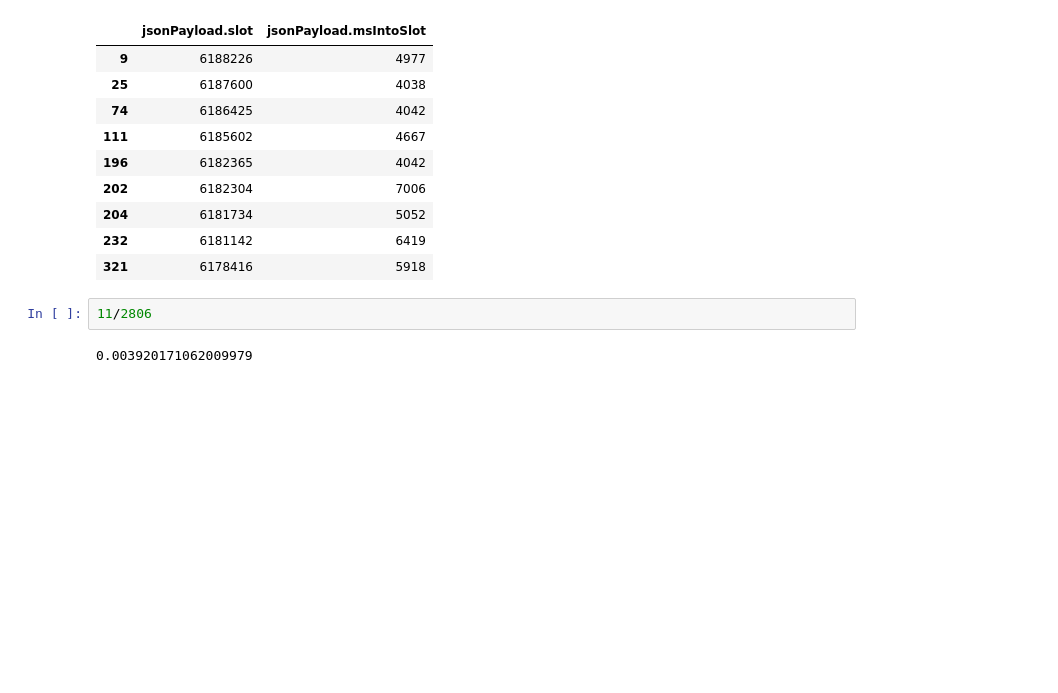
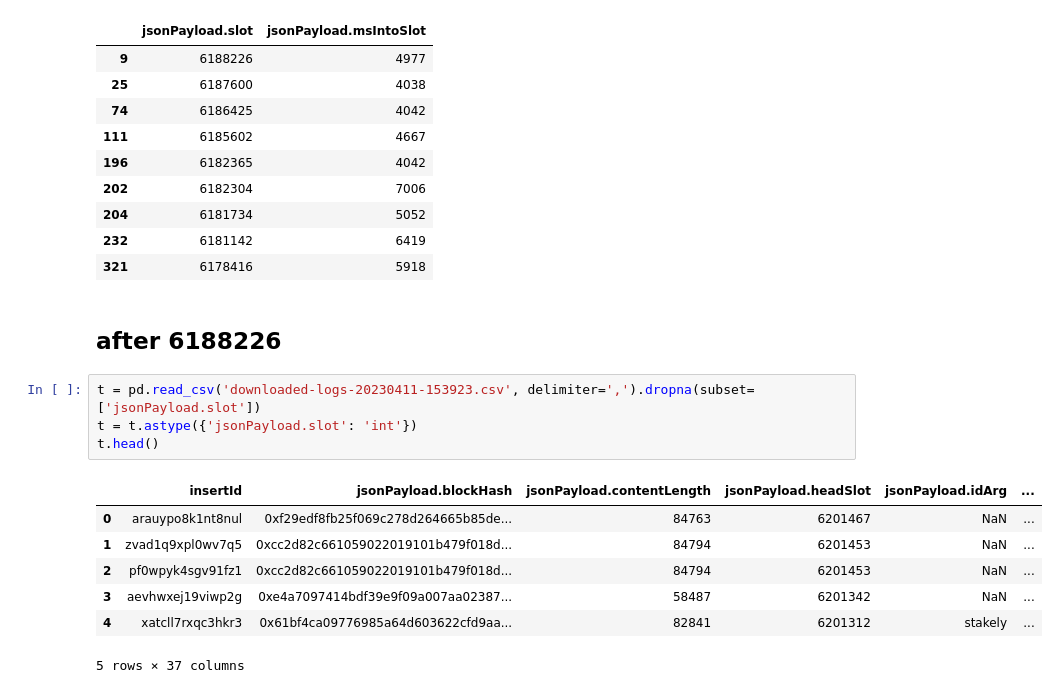
Before and after one commit to michaelneuder/relay-data, a Jupyter notebook: toolate/cleantoolate.ipynb, the cells around one changed output. Drawn from its saved outputs; the diff is of its cells as text; blank space fills up the shorter version.

```diff
--- a/toolate/cleantoolate.ipynb
+++ b/toolate/cleantoolate.ipynb
@@ -417,7 +417,17 @@ t[t['jsonPayload.slot'].isin(missed)]
 | 204 | 6181734 | 5052 |
 | 232 | 6181142 | 6419 |
 | 321 | 6178416 | 5918 |
-# %%
-11/2806
-# %% [output]
-0.003920171062009979
+# %% [markdown]
+## after 6188226
+# %%
+t = pd.read_csv('downloaded-logs-20230411-153923.csv', delimiter=',').dropna(subset=['jsonPayload.slot'])
+t = t.astype({'jsonPayload.slot': 'int'})
+t.head()
+# %% [output]
+|  | insertId | jsonPayload.blockHash | jsonPayload.contentLength | jsonPayload.headSlot | jsonPayload.idArg | ... |
+| 0 | arauypo8k1nt8nul | 0xf29edf8fb25f069c278d264665b85de... | 84763 | 6201467 | NaN | ... |
+| 1 | zvad1q9xpl0wv7q5 | 0xcc2d82c661059022019101b479f018d... | 84794 | 6201453 | NaN | ... |
+| 2 | pf0wpyk4sgv91fz1 | 0xcc2d82c661059022019101b479f018d... | 84794 | 6201453 | NaN | ... |
+| 3 | aevhwxej19viwp2g | 0xe4a7097414bdf39e9f09a007aa02387... | 58487 | 6201342 | NaN | ... |
+| 4 | xatcll7rxqc3hkr3 | 0x61bf4ca09776985a64d603622cfd9aa... | 82841 | 6201312 | stakely | ... |
+5 rows × 37 columns
```
Also changed, not shown: parts of 10 cells of this notebook, 1 other file.
